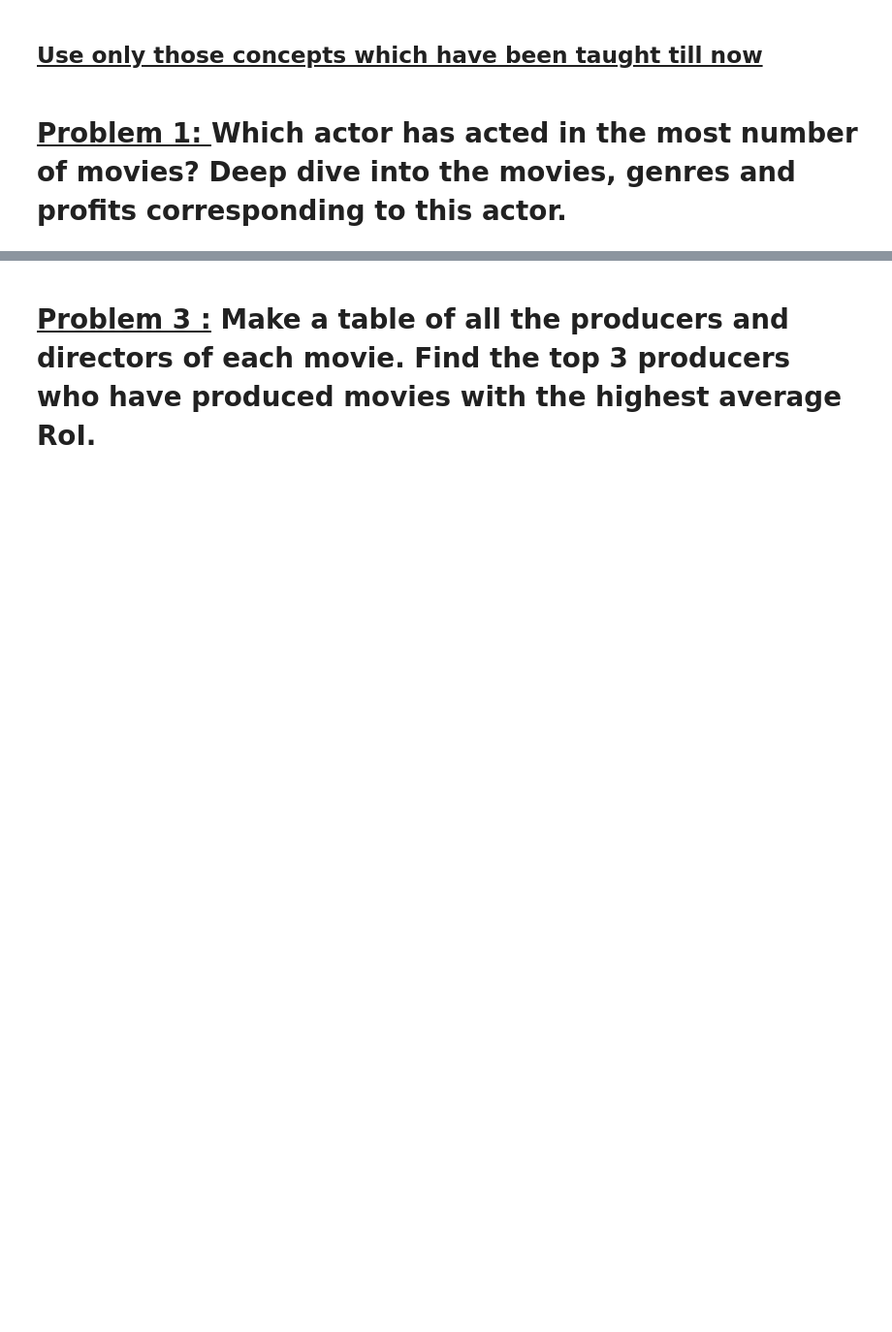
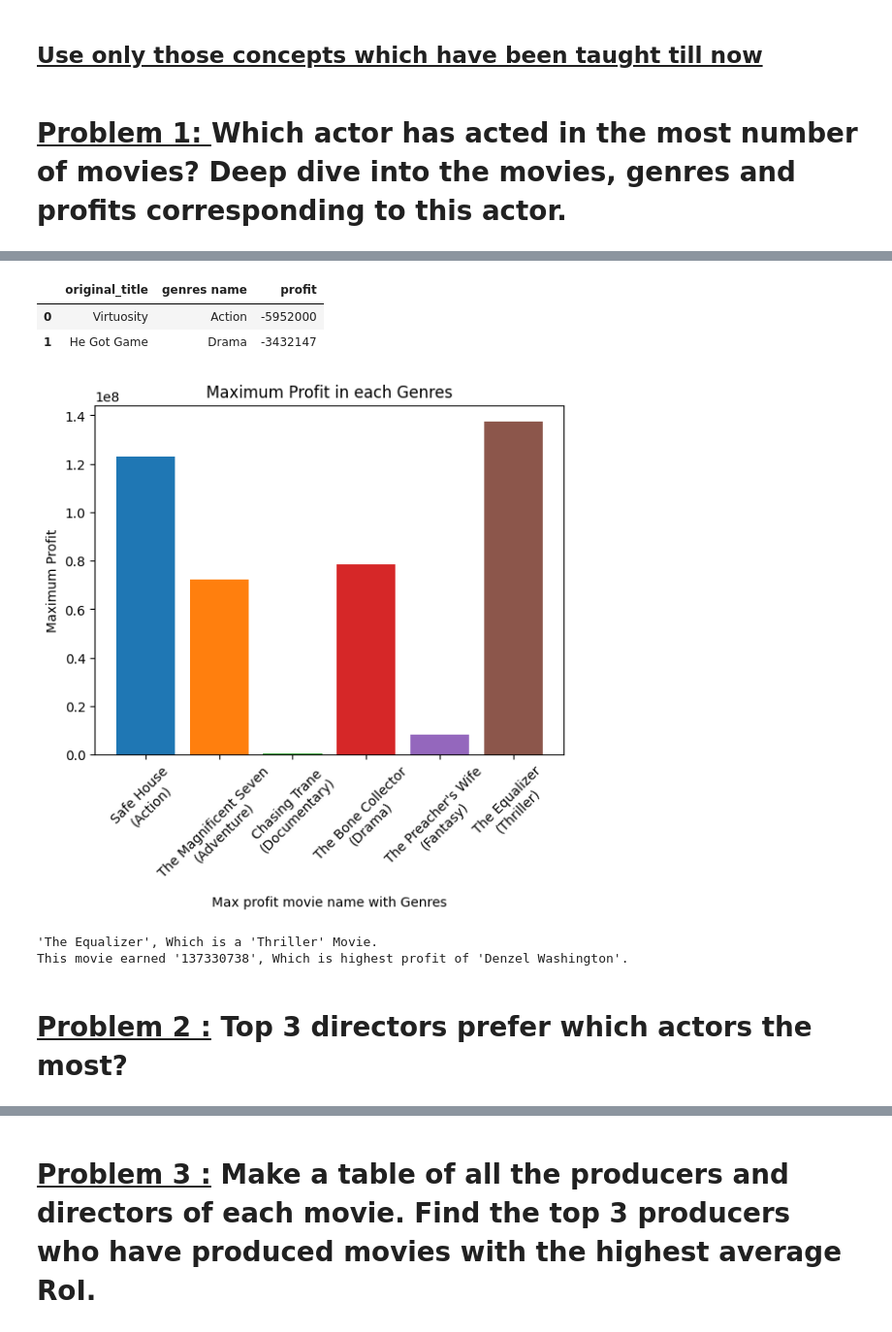
Before and after one commit to dil150898/daily-asignments, a Jupyter notebook: Assignment_Data_Wrangling.ipynb, the cells around one changed output, grey strips where cells are left out. Shown: that part at 97% size. Drawn from its saved outputs; the diff is of its cells as text; code cells hidden in the pictures; blank space fills up the shorter version.

```diff
--- a/Assignment_Data_Wrangling.ipynb
+++ b/Assignment_Data_Wrangling.ipynb
@@ -20,0 +196,6 @@ imdb_df = pd.read_csv(file_path)
+# %%
+# Let's check profit of all the movie
+imdb_df['profit'] = imdb_df['revenue'] - imdb_df['budget']
+movies_detail = imdb_df.loc[imdb_df['Actor name'] == actor_acted_most_movies.loc[0 , 'Actor name']][['original_title' , 'genres name' , 'profit']].reset_index()
+movies_detail.drop('index' , axis = 1 , inplace = True)
+movies_detail
@@ -20,0 +220,36 @@ imdb_df = pd.read_csv(file_path)
+# %%
+# Above we seen some movies profit is in nigative which means that movies was in loss lets ceck how many movies are in loss
+movie_in_loss = movies_detail[movies_detail['profit'] < 0 ].reset_index()
+movie_in_loss.drop('index' , axis = 1 , inplace = True)
+movie_in_loss
+# %% [output]
+|  | original_title | genres name | profit |
+| 0 | Virtuosity | Action | -5952000 |
+| 1 | He Got Game | Drama | -3432147 |
+# %%
+# Let's check which movies in each types gain max profit
+max_profit_movies = movies_detail.loc[movies_detail.groupby('genres name')['profit'].idxmax()]
+
+# Adding a column & Combining both genres & original title togther for beter understanding in bar graph
+max_profit_movies['combined_label'] = max_profit_movies['original_title'] + '\n(' + max_profit_movies['genres name'] + ')'
+
+# Let's plot it in bar
+plt.bar(max_profit_movies['combined_label'], max_profit_movies['profit'] , color = colors)
+plt.xlabel('Max profit movie name with Genres')
+plt.ylabel('Maximum Profit')
+plt.title('Maximum Profit in each Genres')
+plt.xticks(rotation=45)
+plt.show()
+# %% [output]
+[figure, added]
+# %%
+# Lets see which movie made max profit
+max_profit_movie_index = movies_detail['profit'].idxmax()
+
+print(f''''{movies_detail.loc[max_profit_movie_index , 'original_title']}', Which is a '{movies_detail.loc[max_profit_movie_index , 'genres name']}' Movie.
+This movie earned '{movies_detail.loc[max_profit_movie_index , 'profit']}', Which is highest profit of '{actor_acted_most_movies.loc[ 0 , "Actor name"]}'.''')
+# %% [output]
+'The Equalizer', Which is a 'Thriller' Movie.
+This movie earned '137330738', Which is highest profit of 'Denzel Washington'.
+# %% [markdown]
+# <b><u> Problem 2 :</u> Top 3 directors prefer which actors the most?
```
Also changed, not shown: parts of 65 cells of this notebook.
